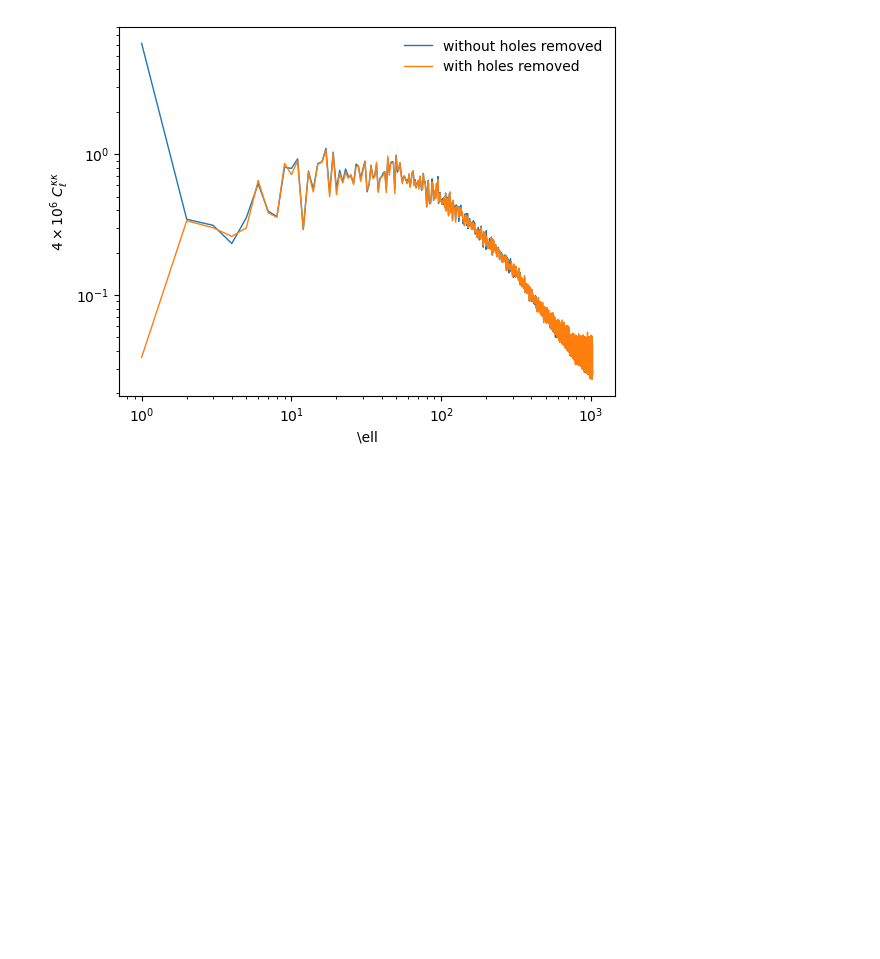
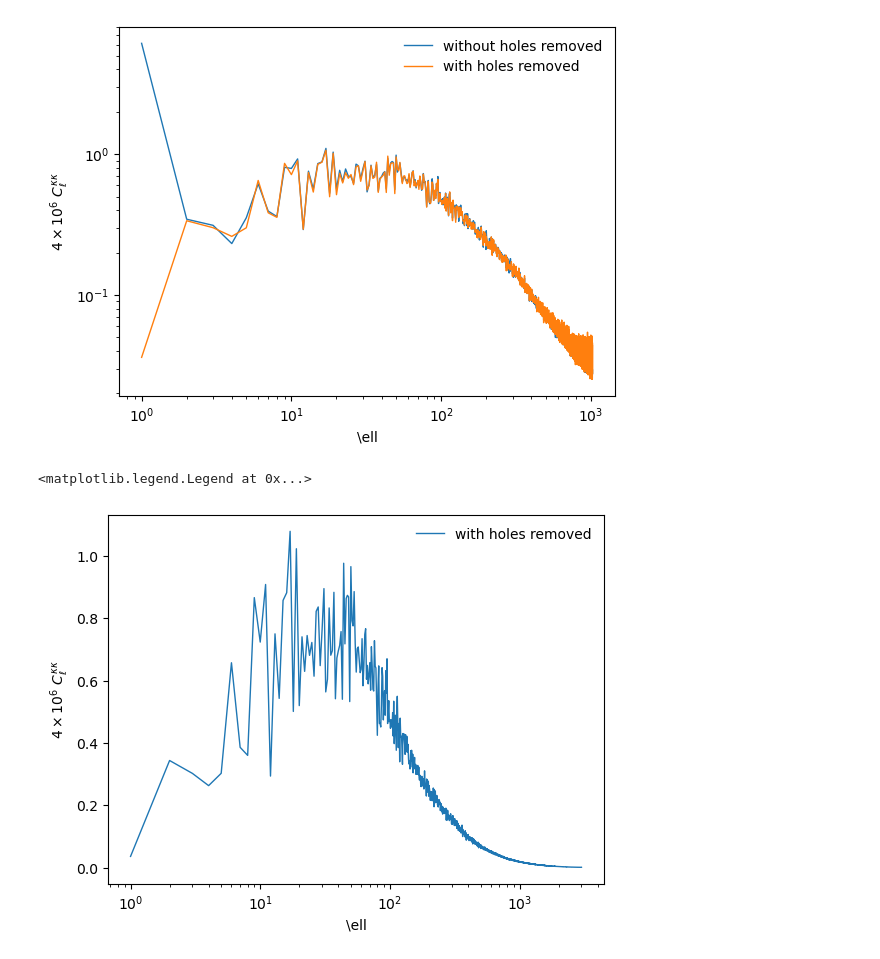
Before and after one commit to exgalsky/lptmap, a Jupyter notebook: py/lightcone/mpi-jax/validate_field.ipynb, the cells around one changed output. Drawn from its saved outputs; the diff is of its cells as text; code cells hidden in the pictures; blank space fills up the shorter version.

```diff
--- a/py/lightcone/mpi-jax/validate_field.ipynb
+++ b/py/lightcone/mpi-jax/validate_field.ipynb
@@ -27,3 +27,21 @@ plt.legend(frameon=False)
 plt.yscale('log')
 # %% [output]
 [figure]
+# %%
+hpx_datapath = '/global/common/software/mp107/shamikg/psm_kit/Healpix_3.82/data'
+# %%
+kappa = hp.read_map('../../../../lptmap_runs/output/kappa_map_grid-6144_nside-1024.fits')
+# %%
+Cl = hp.anafast(kappa, lmax=3000, use_weights=True, datapath=hpx_datapath)
+# %%
+ells = np.arange(3000+1)
+plt.plot(ells[1:], 4e6*Cl[1:], lw=1., label='with holes removed')
+# plt.ylim(-0.1, 1.4)
+plt.xlabel(r'\ell')
+plt.ylabel(r'$4\times 10^6$ $C^{\kappa \kappa}_\ell$')
+plt.xscale('log')
+plt.legend(frameon=False)
+# plt.yscale('log')
+# %% [output]
+<matplotlib.legend.Legend at 0x...>
+[figure, added]
```
Also changed, not shown: 8 other files.
